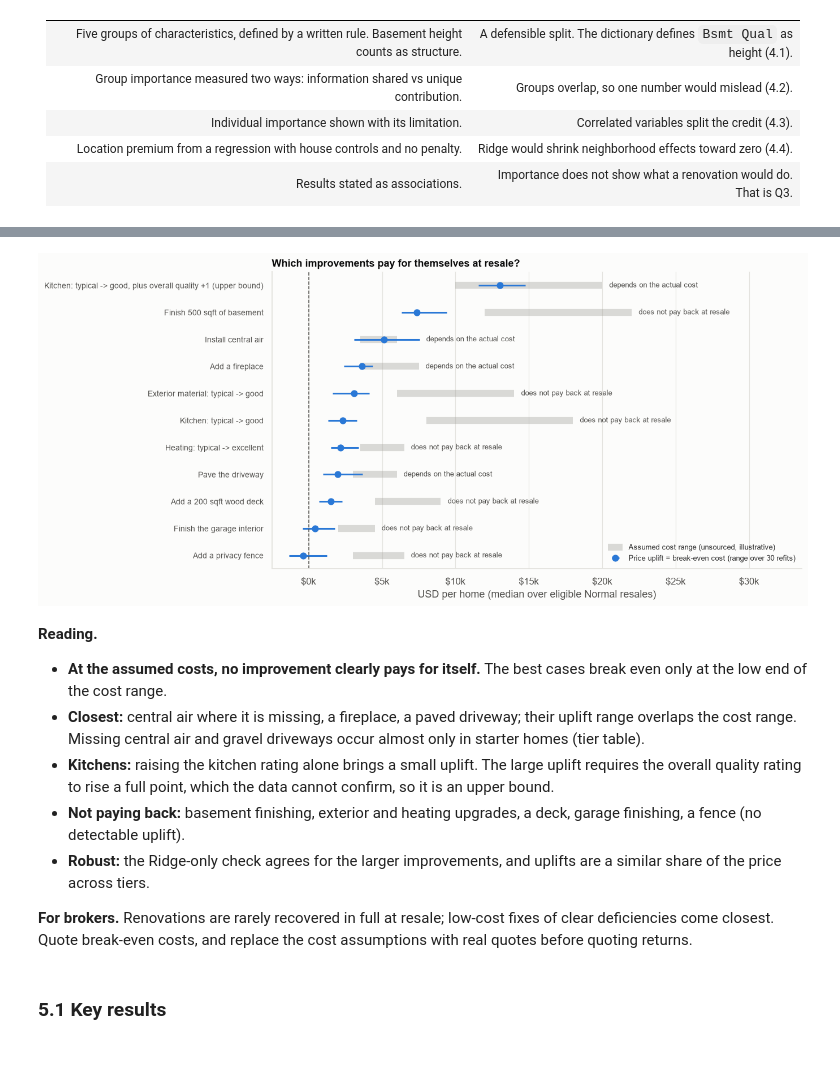
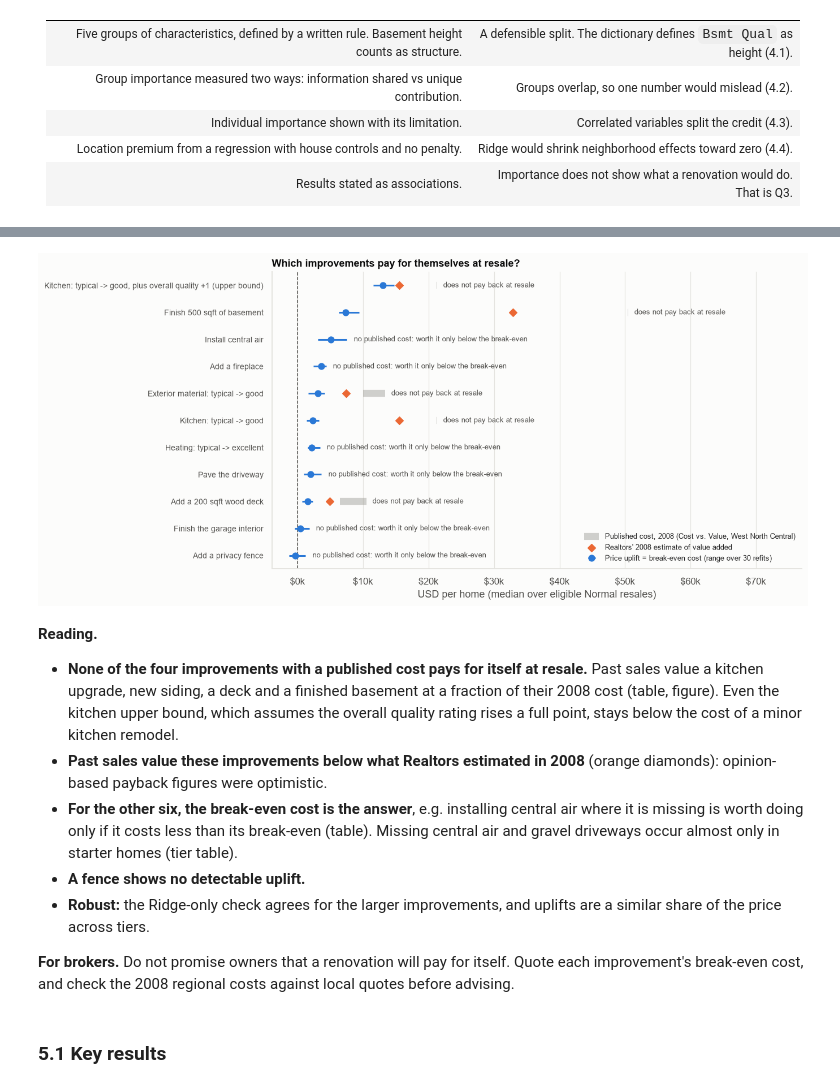
Before and after one commit to daniosp/final-proyect-ml, a Jupyter notebook: main/clearview_analysis.ipynb, the cells around one changed output, grey strips where cells are left out. Cells and saved outputs as stored; diff of their text form; code cells hidden in the pictures; blank space fills up the shorter version.

```diff
--- a/main/clearview_analysis.ipynb
+++ b/main/clearview_analysis.ipynb
@@ -3131,16 +3147,22 @@ roi_rows = []
 for n, (b, a) in before_after.items():
     up = point[n]
     lo, hi = np.percentile(refit_medians[n], [2.5, 97.5])
-    c_lo, c_hi = COST_ASSUMPTIONS[n]
-    verdict = ("pays for itself" if lo >= c_hi else "does not pay back at resale" if hi < c_lo
-               else "depends on the actual cost")
+    bench = COST_BENCHMARKS[n]
+    if bench is None:
+        c_lo = c_hi = resale = np.nan
+        verdict = "no published cost: worth it only below the break-even"
+    else:
+        c_lo, c_hi, resale, _ = bench
+        verdict = ("pays for itself" if lo >= c_hi else "does not pay back at resale" if hi < c_lo
+                   else "depends on the actual cost")
     roi_rows.append({"improvement": n, "eligible homes": len(b),
                      "uplift = break-even cost ($)": np.median(up), "range low ($)": lo, "range high ($)": hi,
                      "uplift (% of price)": 100 * np.median(up / np.exp(final_predict_log(b))),
                      "Ridge-only check ($)": ridge_check[n],
-                     "assumed cost low ($)": c_lo, "assumed cost high ($)": c_hi,
-                     "share of mid cost recovered (%)": 100 * np.median(up) / ((c_lo + c_hi) / 2),
-                     "verdict vs assumed cost": verdict})
+                     "published cost low ($)": c_lo, "published cost high ($)": c_hi,
+                     "Realtors' resale estimate, 2008 ($)": resale,
+                     "uplift as % of published cost": 100 * np.median(up) / ((c_lo + c_hi) / 2),
+                     "verdict": verdict})
 roi = pd.DataFrame(roi_rows).set_index("improvement").sort_values("uplift = break-even cost ($)", ascending=False)
 
 # Does the uplift differ by price tier (Section 3.4)? Median uplift in % of the home's price
@@ -3154,8 +3176,10 @@ uplift_by_tier = pd.DataFrame(tier_rows).set_index("improvement").loc[roi.index]
 with pd.option_context("display.max_colwidth", None):
     display(format_table(roi, ints=["eligible homes"],
                          money=["uplift = break-even cost ($)", "range low ($)", "range high ($)", "Ridge-only check ($)",
-                                "assumed cost low ($)", "assumed cost high ($)"],
-                         pct=["uplift (% of price)", "share of mid cost recovered (%)"]))
+                                "published cost low ($)", "published cost high ($)", "Realtors' resale estimate, 2008 ($)"],
+                         pct=["uplift (% of price)", "uplift as % of published cost"]))
+    sources = pd.Series({n: b[3] for n, b in COST_BENCHMARKS.items() if b is not None}, name="cost source and scope")
+    display(sources.to_frame())
 print("Median uplift in % of the home's price, by predicted price tier (blank: fewer than 20 eligible homes):")
 format_table(uplift_by_tier, pct_signed=TIER_NAMES)
 # %% [output]
@@ -3189,37 +3219,41 @@ Median uplift in % of the home's price, by predicted price tier (blank: fewer th
 # %%
 plot_r = roi.iloc[::-1]
 fig, ax = plt.subplots(figsize=(11, 6.2))
 y = np.arange(len(plot_r))
-ax.hlines(y, plot_r["assumed cost low ($)"], plot_r["assumed cost high ($)"], color=COLORS["gray"], lw=8, alpha=0.35,
-          label="Assumed cost range (unsourced, illustrative)")
+has_cost = plot_r["published cost low ($)"].notna().to_numpy()
+ax.hlines(y[has_cost], plot_r["published cost low ($)"][has_cost], plot_r["published cost high ($)"][has_cost] + 150,
+          color=COLORS["gray"], lw=8, alpha=0.45, label="Published cost, 2008 (Cost vs. Value, West North Central)")
+ax.scatter(plot_r["Realtors' resale estimate, 2008 ($)"][has_cost], y[has_cost], marker="D", s=40, color=COLORS["orange"],
+           zorder=3, label="Realtors' 2008 estimate of value added")
 ax.errorbar(plot_r["uplift = break-even cost ($)"], y,
             xerr=[plot_r["uplift = break-even cost ($)"] - plot_r["range low ($)"],
                   plot_r["range high ($)"] - plot_r["uplift = break-even cost ($)"]],
             fmt="o", ms=7, color=COLORS["blue"], elinewidth=2, capsize=0, label="Price uplift = break-even cost (range over 30 refits)")
 for yi, (_, r) in zip(y, plot_r.iterrows()):
-    ax.annotate(r["verdict vs assumed cost"], (max(r["range high ($)"], r["assumed cost high ($)"]), yi), xytext=(8, 0),
+    right_end = np.nanmax([r["range high ($)"], r["published cost high ($)"]])
+    ax.annotate(r["verdict"], (right_end, yi), xytext=(8, 0),
                 textcoords="offset points", va="center", fontsize=8.5, color=COLORS["text2"])
 ax.axvline(0, color=COLORS["text2"], lw=1, ls="--")
 ax.set_yticks(y, labels=plot_r.index, fontsize=9)
 ax.xaxis.set_major_formatter(USD)
 ax.set_xlim(right=ax.get_xlim()[1] * 1.45)
 ax.set_xlabel("USD per home (median over eligible Normal resales)")
 ax.set_title("Which improvements pay for themselves at resale?")
 ax.legend(frameon=False, fontsize=8.5, loc="lower right")
 ax.grid(axis="y", visible=False)
 save_fig(fig, "05_improvement_break_even")
 plt.show()
 # %% [output]
-[figure, old version]
+[figure, new version]
 # %% [markdown]
 **Reading.**
-- **At the assumed costs, no improvement clearly pays for itself.** The best cases break even only at the low end of the cost range.
-- **Closest:** central air where it is missing, a fireplace, a paved driveway; their uplift range overlaps the cost range. Missing central air and gravel driveways occur almost only in starter homes (tier table).
-- **Kitchens:** raising the kitchen rating alone brings a small uplift. The large uplift requires the overall quality rating to rise a full point, which the data cannot confirm, so it is an upper bound.
-- **Not paying back:** basement finishing, exterior and heating upgrades, a deck, garage finishing, a fence (no detectable uplift).
+- **None of the four improvements with a published cost pays for itself at resale.** Past sales value a kitchen upgrade, new siding, a deck and a finished basement at a fraction of their 2008 cost (table, figure). Even the kitchen upper bound, which assumes the overall quality rating rises a full point, stays below the cost of a minor kitchen remodel.
+- **Past sales value these improvements below what Realtors estimated in 2008** (orange diamonds): opinion-based payback figures were optimistic.
+- **For the other six, the break-even cost is the answer**, e.g. installing central air where it is missing is worth doing only if it costs less than its break-even (table). Missing central air and gravel driveways occur almost only in starter homes (tier table).
+- **A fence shows no detectable uplift.**
 - **Robust:** the Ridge-only check agrees for the larger improvements, and uplifts are a similar share of the price across tiers.
 
-**For brokers.** Renovations are rarely recovered in full at resale; low-cost fixes of clear deficiencies come closest. Quote break-even costs, and replace the cost assumptions with real quotes before quoting returns.
+**For brokers.** Do not promise owners that a renovation will pay for itself. Quote each improvement's break-even cost, and check the 2008 regional costs against local quotes before advising.
 # %% [markdown]
 <a id="s5-1"></a>
 
```
Also changed, not shown: parts of 10 cells of this notebook, 2 other files.
